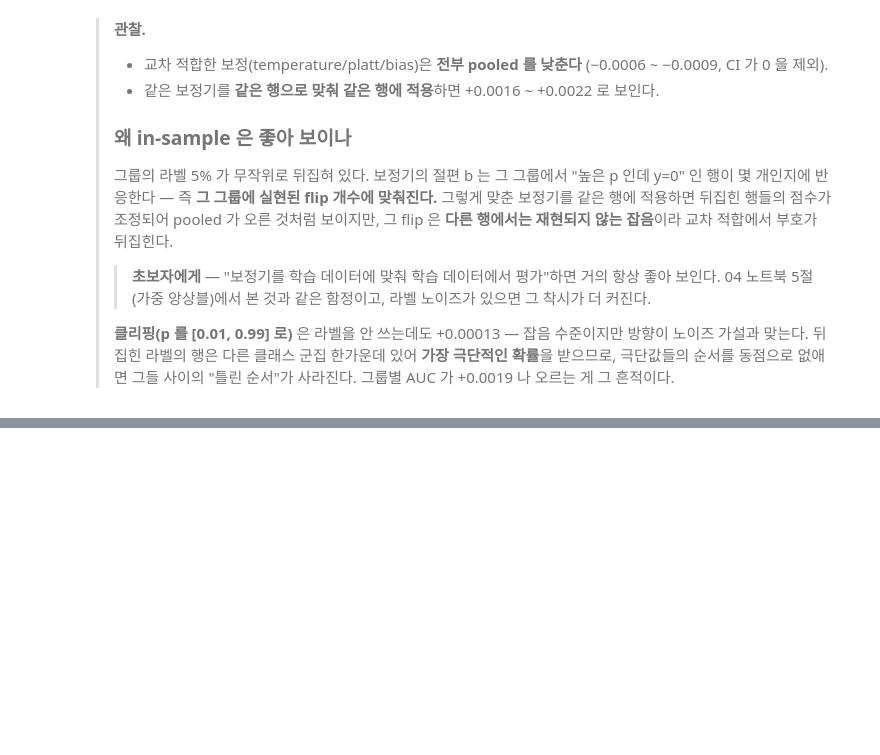
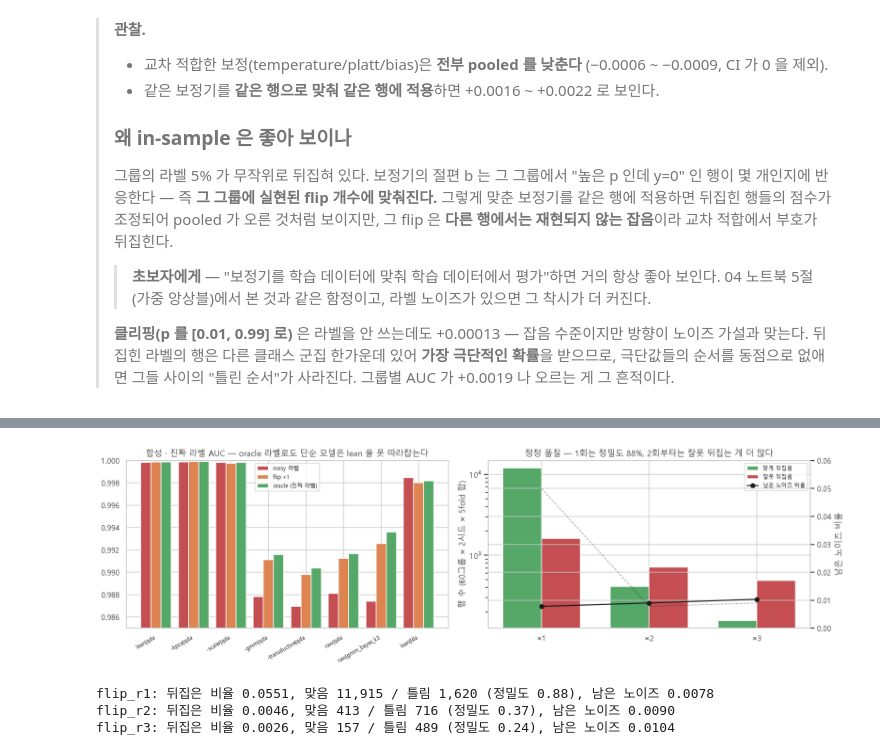
Before and after one commit to seaweedsoup98/kaggle-study, a Jupyter notebook: Instant-Gratification/eda/06_label_noise_ceiling.ipynb, the cells around one changed output, grey strips where cells are left out. Drawn from its saved outputs; the diff is of its cells as text; code cells hidden in the pictures; blank space fills up the shorter version.

```diff
--- a/Instant-Gratification/eda/06_label_noise_ceiling.ipynb
+++ b/Instant-Gratification/eda/06_label_noise_ceiling.ipynb
@@ -510,0 +530,15 @@ plt.show()
+# %%
+rel_s = load_json(EXP / "relabel" / "outputs" / "synth_metrics.json")
+rel_r = load_json(EXP / "relabel" / "outputs" / "real_metrics.json")
+modes_s = rel_s["config"]["label_modes"]; modes_r = rel_r["config"]["label_modes"]
+pipes = rel_s["config"]["pipelines"]
+
+true_tab = pd.DataFrame({m: {p: rel_s["results"][f"{m}::{p}"]["pooled_auc_true"] for p in pipes} for m in modes_s})
+real_tab = pd.DataFrame({m: {p: rel_r["results"][f"{m}::{p}"]["pooled_auc_noisy"] for p in pipes} for m in modes_r})
+print("합성 60그룹 — 진짜 라벨 기준 AUC (행: 파이프라인, 열: 학습 라벨 모드)")
+display(true_tab.round(4))
+print("실제 512그룹 · 시드 2개 — pooled AUC, 뒤집힌 라벨로 채점")
+display(real_tab.round(6))
+
+chk = rel_r.get("reproduction_check")
+print(f"대조군(noisy, lean) 재현 검사 vs simplify lean_2seeds: |diff| = {chk['abs_diff']:.2e}" if chk else "")
@@ -510,0 +573,41 @@ plt.show()
+# %%
+fig, axes = plt.subplots(1, 2, figsize=(15, 4.6))
+show = ["lean|qda", "-kpca|qda", "-scaler|qda", "-gmm|qda", "-transductive|qda", "raw|qda", "raw|gmm_bayes_k3", "lean|lda"]
+x = np.arange(len(show))
+w = 0.27
+for i, (m, c) in enumerate((("noisy", "#c44e52"), ("flip_r1", "#dd8452"), ("oracle", "#55a868"))):
+    axes[0].bar(x + (i - 1) * w, [true_tab.loc[p, m] for p in show], w, label={"noisy": "noisy 라벨", "flip_r1": "flip ×1", "oracle": "oracle (진짜 라벨)"}[m], color=c)
+axes[0].set_xticks(x); axes[0].set_xticklabels(show, rotation=30, ha="right", fontsize=8)
+axes[0].set_ylim(0.985, 1.0)
+axes[0].set_title("합성 · 진짜 라벨 AUC — oracle 라벨로도 단순 모델은 lean 을 못 따라잡는다")
+axes[0].legend(fontsize=8)
+
+cs = rel_s["clean_stats"]
+rounds = list(cs)
+rem = [cs[r]["remaining_noise"] / cs[r]["rows"] for r in rounds]
+corr = [cs[r]["correct"] for r in rounds]; wrong = [cs[r]["wrong"] for r in rounds]
+ax2 = axes[1]
+ax2.bar(np.arange(len(rounds)) - 0.18, corr, 0.36, color="#55a868", label="맞게 뒤집음")
+ax2.bar(np.arange(len(rounds)) + 0.18, wrong, 0.36, color="#c44e52", label="잘못 뒤집음")
+ax2.set_xticks(range(len(rounds))); ax2.set_xticklabels(["×1", "×2", "×3"])
+ax2.set_ylabel("행 수 (60그룹 × 2시드 × 5fold 합)")
+ax2.set_yscale("log")
+ax3 = ax2.twinx()
+ax3.plot(range(len(rounds)), [rel_s["config"]["flip"]] + rem[:-1], "k--", lw=1, alpha=0.4)
+ax3.plot(range(len(rounds)), rem, "ko-", label="남은 노이즈 비율")
+ax3.set_ylim(0, 0.06); ax3.set_ylabel("남은 노이즈 비율")
+ax2.set_title("정정 품질 — 1회는 정밀도 88%, 2회부터는 잘못 뒤집는 게 더 많다")
+h1, l1 = ax2.get_legend_handles_labels(); h2, l2 = ax3.get_legend_handles_labels()
+ax2.legend(h1 + h2, l1 + l2, fontsize=8, loc="upper right")
+plt.tight_layout()
+plt.show()
+
+for r in rounds:
+    c = cs[r]
+    print(f"{r}: 뒤집은 비율 {c['flipped'] / c['rows']:.4f}, 맞음 {c['correct']:,} / 틀림 {c['wrong']:,} "
+          f"(정밀도 {c['correct'] / max(c['flipped'], 1):.2f}), 남은 노이즈 {c['remaining_noise'] / c['rows']:.4f}")
+# %% [output]
+[figure, added]
+flip_r1: 뒤집은 비율 0.0551, 맞음 11,915 / 틀림 1,620 (정밀도 0.88), 남은 노이즈 0.0078
+flip_r2: 뒤집은 비율 0.0046, 맞음 413 / 틀림 716 (정밀도 0.37), 남은 노이즈 0.0090
+flip_r3: 뒤집은 비율 0.0026, 맞음 157 / 틀림 489 (정밀도 0.24), 남은 노이즈 0.0104
```
Also changed, not shown: parts of 4 cells of this notebook, 9 other files.
